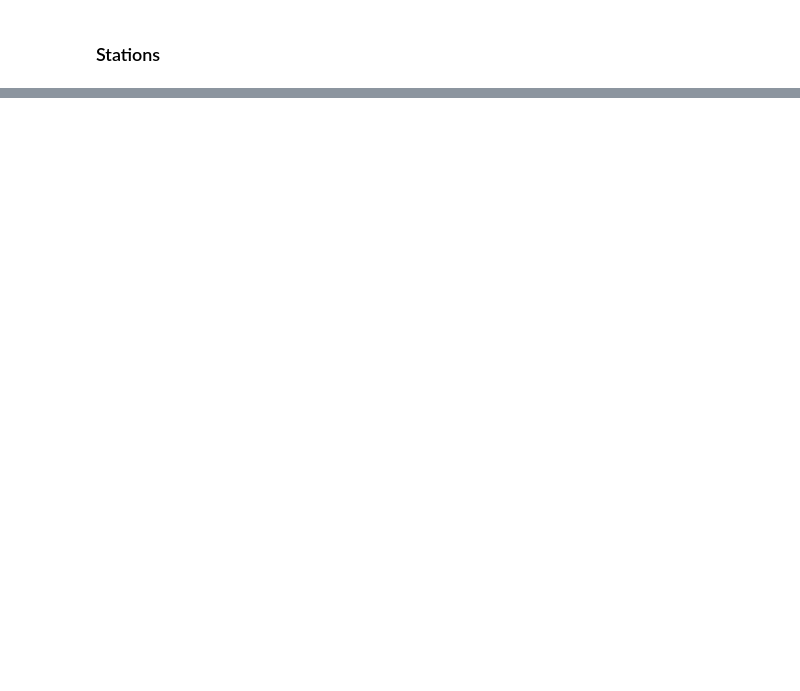
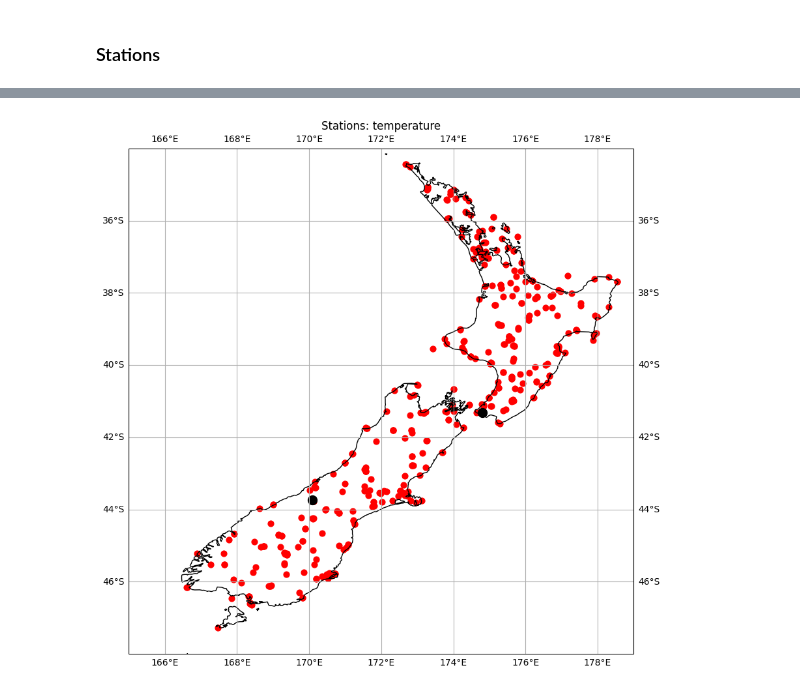
Before and after one commit to oriordanemily/deepsensorNZ, a Jupyter notebook: experiments/deepsensor/emily_dev_local/images_for_poster.ipynb, the cells around one changed output, grey strips where cells are left out. Drawn from its saved outputs; the diff is of its cells as text; code cells hidden in the pictures; blank space fills up the shorter version.

```diff
--- a/experiments/deepsensor/emily_dev_local/images_for_poster.ipynb
+++ b/experiments/deepsensor/emily_dev_local/images_for_poster.ipynb
@@ -125,9 +156,9 @@ Error:
 date = '2016-07-01'
 df_date = None
 for f in tqdm(all_stations):
-    df = process_stations.load_station_df(f, var, daily=True)
+    df_stations = process_stations.load_station_df(f, var, daily=True)
     try:
-        station_at_date = df[df.index == date]
+        station_at_date = df_stations[df_stations.index == date]
         if type(df_date) == pd.DataFrame:
             df_date = pd.concat([df_date, station_at_date])
         else:
@@ -190,0 +222,18 @@ Text(0, 0.5, 'Test loss')
+# %%
+ax = process_stations.plot_stations_on_map(df)
+parent_path = process_stations.get_parent_path('temperature')
+
+from nzdownscale.dataprocess.config import STATION_LATLON
+
+for station in ['WELLINGTON AERO', 'MT COOK EWS']:
+    station_lat = STATION_LATLON[station]['latitude']
+    station_lon = STATION_LATLON[station]['longitude']
+
+    ax.scatter(station_lon, station_lat, color='black', s=100)
+
+
+plt.title(f'Stations: {var}')
+#plt.savefig('./tmp/fig.png')
+plt.show()
+# %% [output]
+[figure, added]
```
Also changed, not shown: parts of 19 cells of this notebook.
